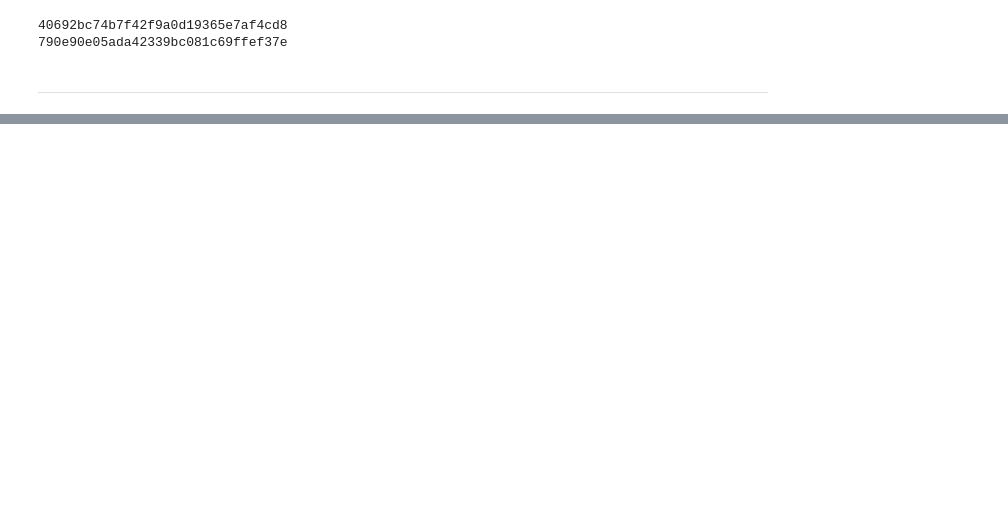
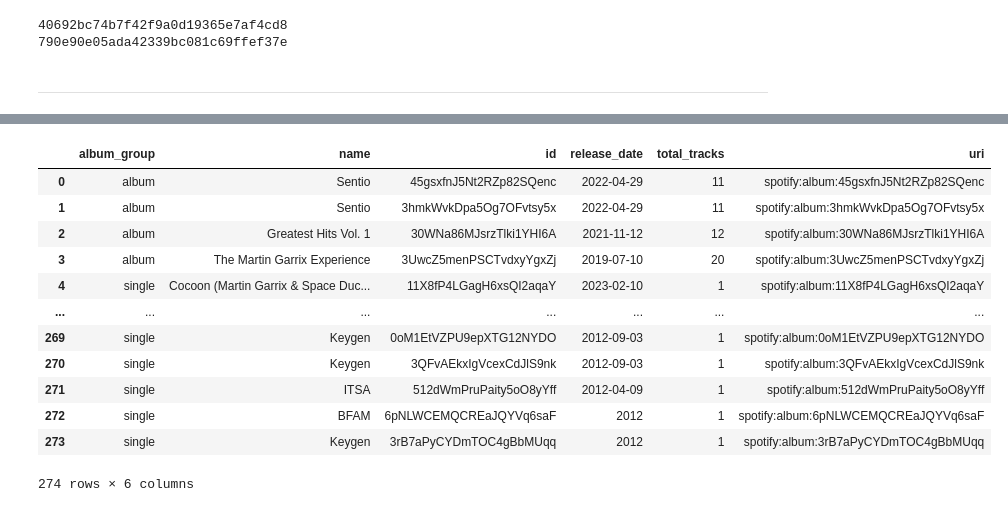
Before and after one commit to jttsai99/Spotify-PlayCounts, a Jupyter notebook: documented_requests_func.ipynb, the cells around one changed output, grey strips where cells are left out. Saved outputs shown, nothing was run; the diff lists cells and outputs as text; code cells hidden in the pictures; blank space fills up the shorter version.

Commit message:
Update documented_requests_func.ipynb
Included function to get all albums and singles by passing in artist ID

```diff
--- a/documented_requests_func.ipynb
+++ b/documented_requests_func.ipynb
@@ -54,5 +58,4 @@ def get_auth_header(token):
 # %%
-
 def search_artist(token, artist_name):
     '''Search the Artist name and get their info including ID and popularity'''
     url = "https://api.spotify.com/v1/search"
@@ -71,7 +74,8 @@ def search_artist(token, artist_name):
     try:
         #returns a artist_id, artist name,
         answer = json_result['artists']['items'][0]
-        return answer
+        artist_info = {'artist_name':answer['name'],'artist_id':answer['id'], 'artist_followers':answer['followers']['total'], 'artist_popularity':answer['popularity'], 'artist_genres':answer['genres']}
+        return artist_info
     except:
         #give error
         print("No artist with this name on Spotify")
@@ -79,6 +85,6 @@ def search_artist(token, artist_name):
 # %%
 token = get_token()
-artist = search_artist(token, "Tee Grizzley")
+artist = search_artist(token, "Martin Garrix")
 # %%
 artist
 # %% [output]
@@ -101,0 +114,18 @@ artist
+# %%
+def get_singles_albums_by_artist_limit_50(token, artist_id,offset):
+    '''Search "album" and "singles" given artist_id limit 50 per request at a time
+        Return list of items '''
+    url = f"	https://api.spotify.com/v1/artists/{artist_id}/albums"
+    headers = get_auth_header(token)
+
+    querystring = {
+                "include_groups": "album,single",
+                "limit": 50,
+                "offset": offset
+                }
+
+    result = requests.request("GET",url, headers= headers, params=querystring)
+
+    json_result = result.json()
+    items = json_result['items']
+    return items
@@ -101,0 +156,33 @@ artist
+# %%
+def get_all_singles_albums_by_artist(token, artist_id):
+    '''Grabs all the singles and albums for the artist and return a dataframe
+        with album_group, name, id, release_date, total_tracks, uri'''
+    offset_counter = 0
+    data = []
+    while True:
+        results = get_singles_albums_by_artist_limit_50(token,artist_id,offset_counter)
+        offset_counter += 50
+        data.extend(results)
+
+        if len(results) != 50:
+            break
+
+    dataframe = pd.DataFrame(data, columns = ["album_group","name","id","release_date","total_tracks",'uri'])
+    return dataframe
+# %%
+all_albums = get_all_singles_albums_by_artist(token,artist['artist_id'])
+all_albums
+# %% [output]
+|  | album_group | name | id | release_date | total_tracks | uri |
+| 0 | album | Sentio | 45gsxfnJ5Nt2RZp82SQenc | 2022-04-29 | 11 | spotify:album:45gsxfnJ5Nt2RZp82SQenc |
+| 1 | album | Sentio | 3hmkWvkDpa5Og7OFvtsy5x | 2022-04-29 | 11 | spotify:album:3hmkWvkDpa5Og7OFvtsy5x |
+| 2 | album | Greatest Hits Vol. 1 | 30WNa86MJsrzTlki1YHI6A | 2021-11-12 | 12 | spotify:album:30WNa86MJsrzTlki1YHI6A |
+| 3 | album | The Martin Garrix Experience | 3UwcZ5menPSCTvdxyYgxZj | 2019-07-10 | 20 | spotify:album:3UwcZ5menPSCTvdxyYgxZj |
+| 4 | single | Cocoon (Martin Garrix & Space Duc... | 11X8fP4LGagH6xsQI2aqaY | 2023-02-10 | 1 | spotify:album:11X8fP4LGagH6xsQI2aqaY |
+| ... | ... | ... | ... | ... | ... | ... |
+| 269 | single | Keygen | 0oM1EtVZPU9epXTG12NYDO | 2012-09-03 | 1 | spotify:album:0oM1EtVZPU9epXTG12NYDO |
+| 270 | single | Keygen | 3QFvAEkxIgVcexCdJlS9nk | 2012-09-03 | 1 | spotify:album:3QFvAEkxIgVcexCdJlS9nk |
+| 271 | single | ITSA | 512dWmPruPaity5oO8yYff | 2012-04-09 | 1 | spotify:album:512dWmPruPaity5oO8yYff |
+| 272 | single | BFAM | 6pNLWCEMQCREaJQYVq6saF | 2012 | 1 | spotify:album:6pNLWCEMQCREaJQYVq6saF |
+| 273 | single | Keygen | 3rB7aPyCYDmTOC4gBbMUqq | 2012 | 1 | spotify:album:3rB7aPyCYDmTOC4gBbMUqq |
+274 rows × 6 columns
```
Also changed, not shown: parts of 9 cells of this notebook.
